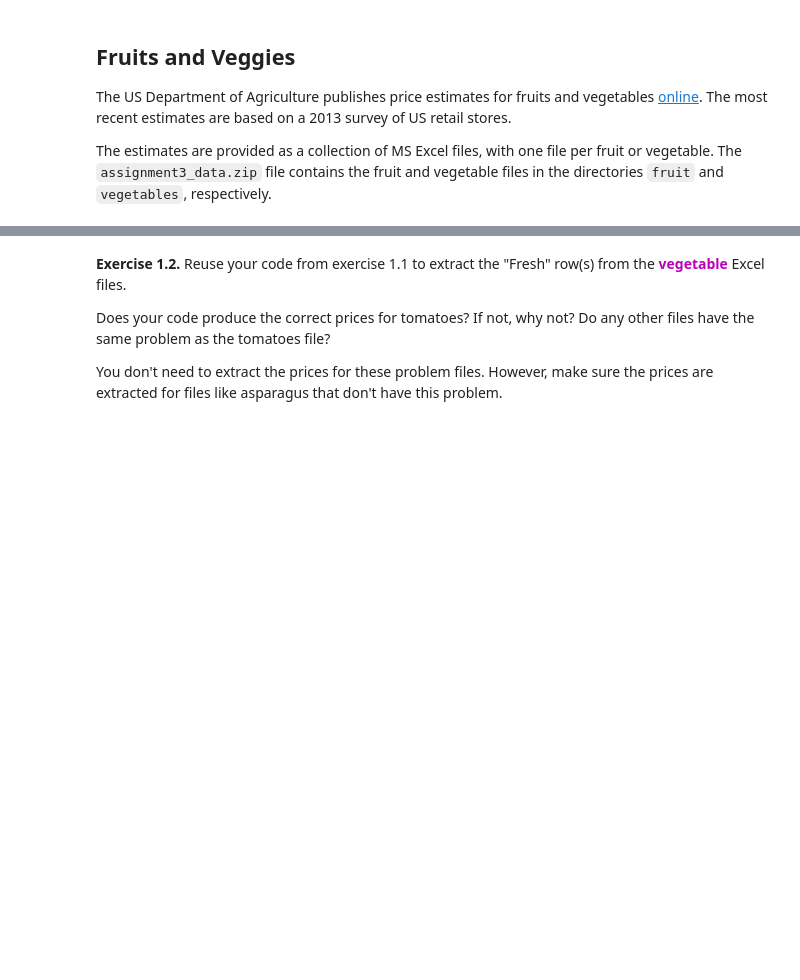
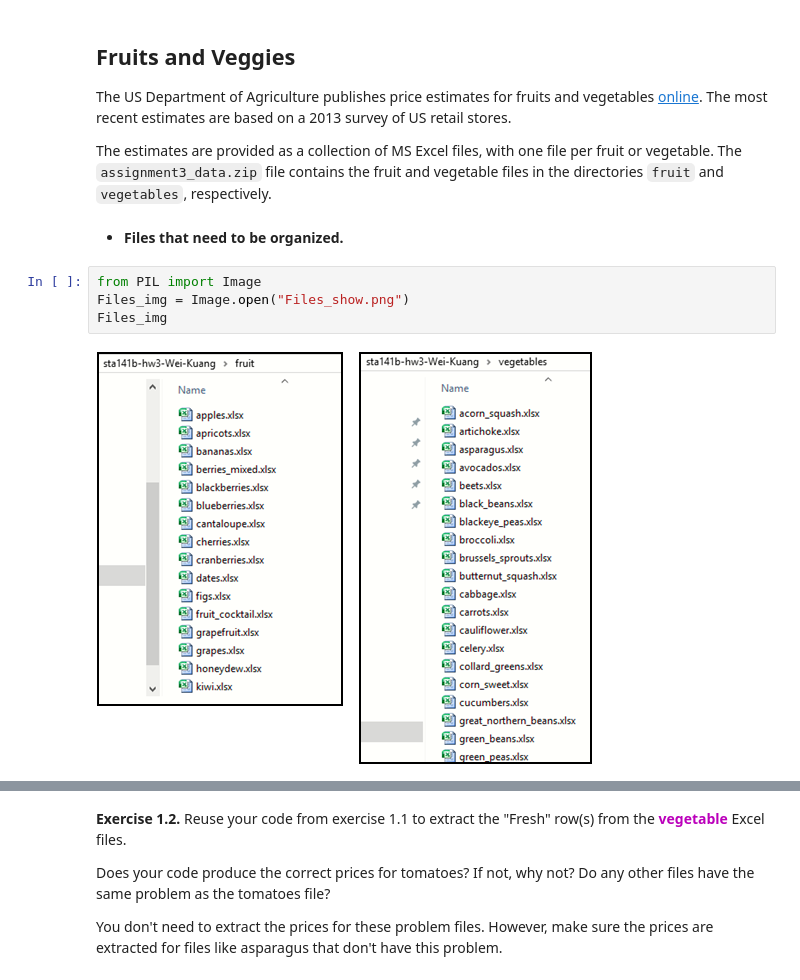
Before and after one commit to Wei-Kuang/STA141B, a Jupyter notebook: HW3/hw3_2019.ipynb, the cells around one changed output, grey strips where cells are left out. Cells and saved outputs as stored; diff of their text form; blank space fills up the shorter version.

```diff
--- a/HW3/hw3_2019.ipynb
+++ b/HW3/hw3_2019.ipynb
@@ -16,3 +6,11 @@ To make markdown, please switch the cell type to markdown (from code) - you can
 The US Department of Agriculture publishes price estimates for fruits and vegetables [online](https://www.ers.usda.gov/data-products/fruit-and-vegetable-prices/fruit-and-vegetable-prices/). The most recent estimates are based on a 2013 survey of US retail stores.
 
 The estimates are provided as a collection of MS Excel files, with one file per fruit or vegetable. The `assignment3_data.zip` file contains the fruit and vegetable files in the directories `fruit` and `vegetables`, respectively.
+# %% [markdown]
+* __Files that need to be organized.__
+# %%
+from PIL import Image
+Files_img = Image.open("Files_show.png")
+Files_img
+# %% [output]
+[figure, added]
```
Also changed, not shown: parts of 92 cells of this notebook.
